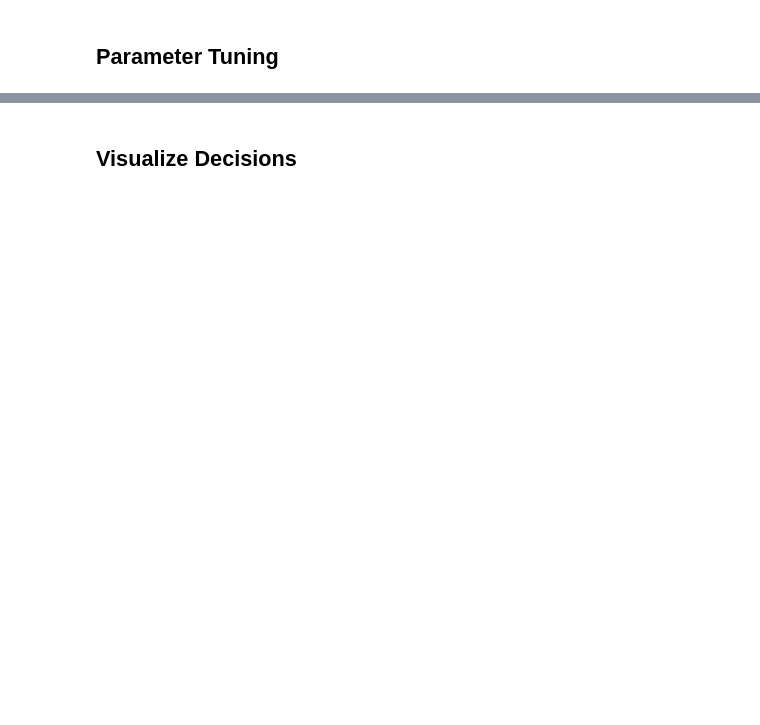
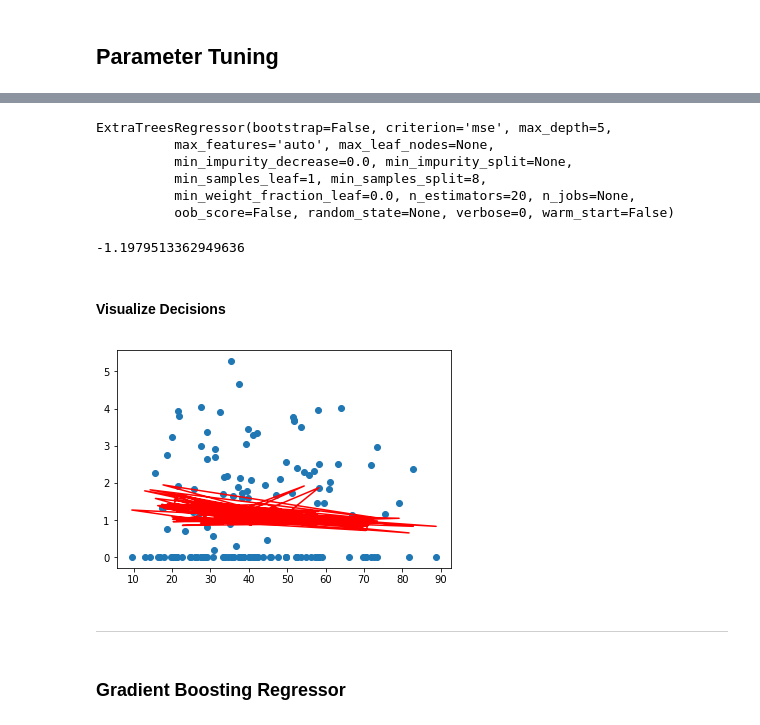
Before and after one commit to BrickText/firewall, a Jupyter notebook: modelling/fire_area/Tuning and Testing Tree Ensembles - SKLearn.ipynb, the cells around one changed output, grey strips where cells are left out. Drawn from its saved outputs; the diff is of its cells as text; code cells hidden in the pictures; blank space fills up the shorter version.

```diff
--- a/modelling/fire_area/Tuning and Testing Tree Ensembles - SKLearn.ipynb
+++ b/modelling/fire_area/Tuning and Testing Tree Ensembles - SKLearn.ipynb
@@ -22,5 +71,5 @@ n_estimators_range = [10, 20, 50, 100, 150, 200, 500]
 # %%
-grid_search = GridSearchCV(
+extra_search = GridSearchCV(
     ExtraTreesRegressor(),
     param_grid={"min_samples_split": min_samples_split_range,
                 "max_depth": max_depth_range,
@@ -30,5 +79,5 @@ grid_search = GridSearchCV(
     scoring="neg_mean_absolute_error",
 )
 # %%
-grid_search.fit(X, y_log)
+extra_search.fit(X, y_log)
 # %% [output]
@@ -36,8 +95,23 @@ KeyboardInterrupt:
 # %%
-grid_search.best_estimator_
+extra_search.best_estimator_
+# %% [output]
+ExtraTreesRegressor(bootstrap=False, criterion='mse', max_depth=5,
+          max_features='auto', max_leaf_nodes=None,
+          min_impurity_decrease=0.0, min_impurity_split=None,
+          min_samples_leaf=1, min_samples_split=8,
+          min_weight_fraction_leaf=0.0, n_estimators=20, n_jobs=None,
+          oob_score=False, random_state=None, verbose=0, warm_start=False)
 # %%
-grid_search.best_score_
+extra_search.best_score_
+# %% [output]
+-1.1979513362949636
 # %% [markdown]
-## Visualize Decisions
+#### Visualize Decisions
 # %%
-plot_decisions(grid_search.best_estimator_, X, y_log)
+plot_decisions(extra_search.best_estimator_, X, y_log)
+# %% [output]
+[figure, added]
+# %% [markdown]
+***
+# %% [markdown]
+### Gradient Boosting Regressor
```
Also changed, not shown: parts of 19 cells of this notebook, 3 other files.
